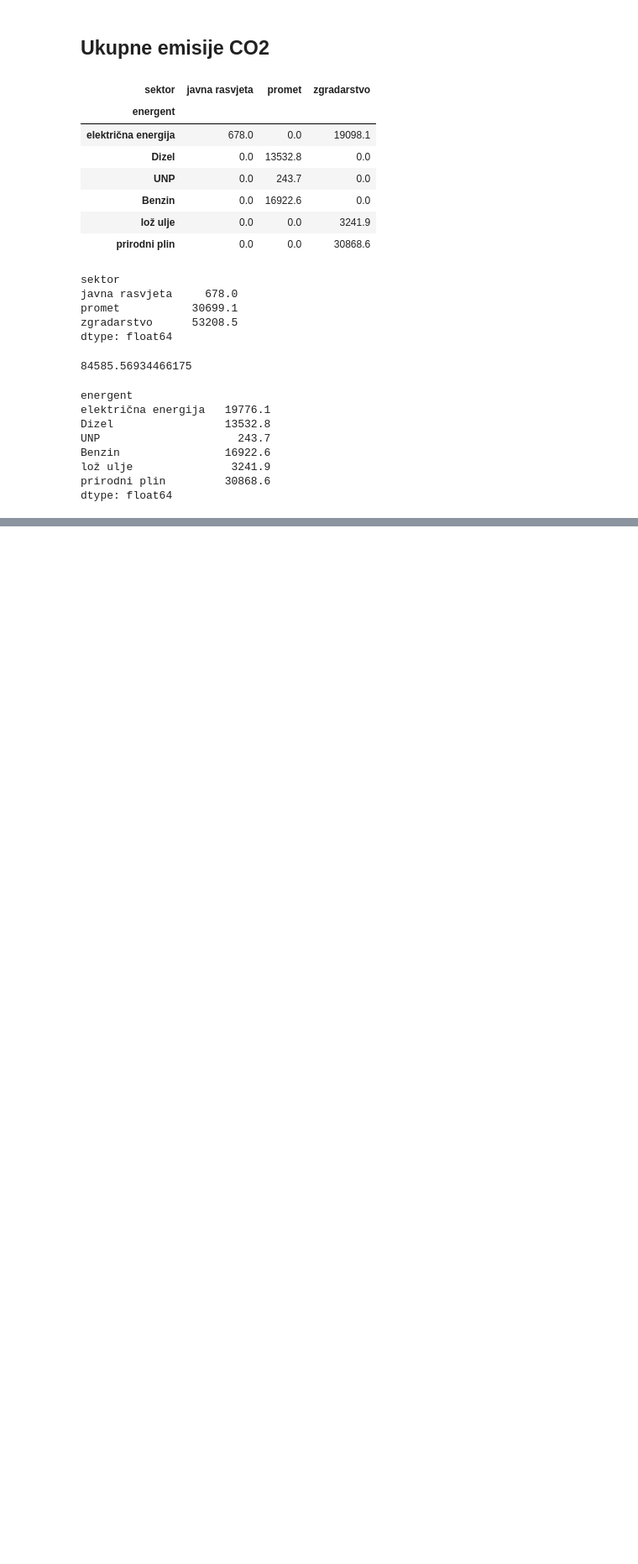
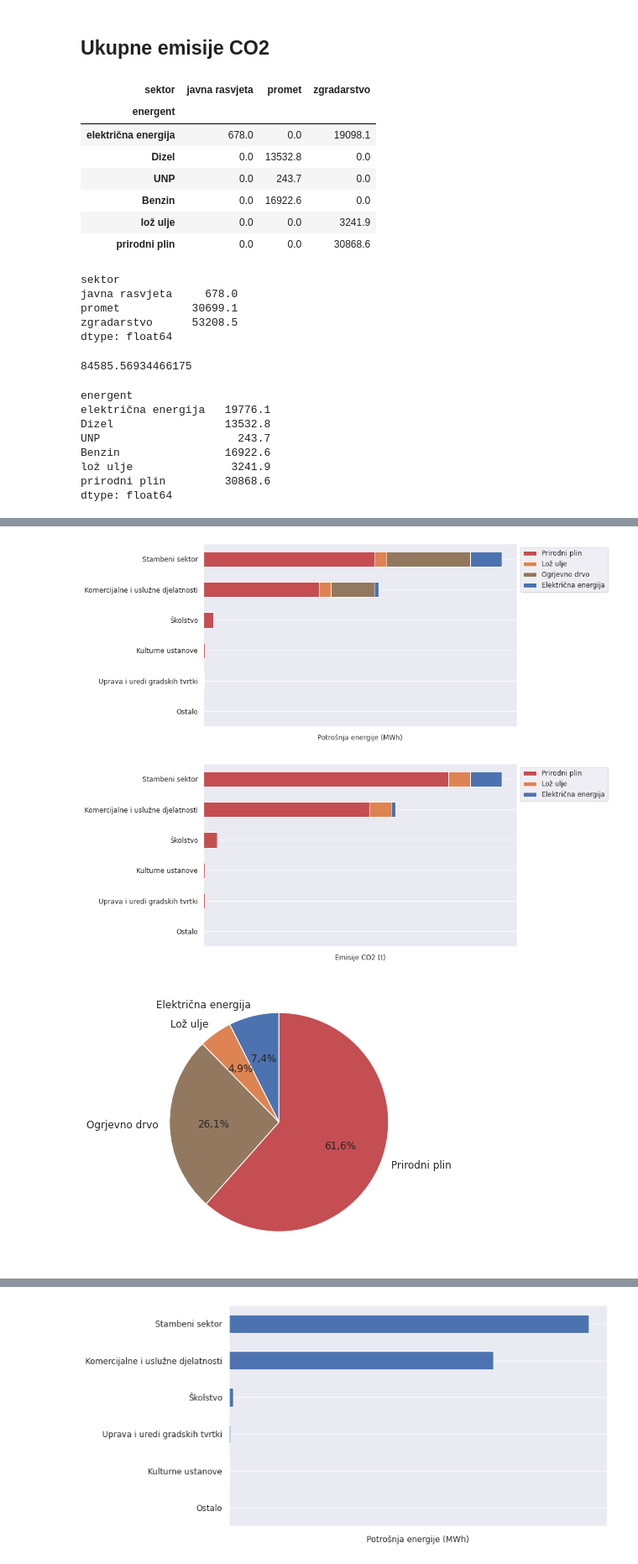
Before and after one commit to Green-Zone-Lab/vk_secap, a Jupyter notebook: notebooks/Analysis.ipynb, the cells around one changed output, grey strips where cells are left out. Shown at 84% size. Saved outputs shown, nothing was run; the diff lists cells and outputs as text; code cells hidden in the pictures; blank space fills up the shorter version.

```diff
--- a/notebooks/Analysis.ipynb
+++ b/notebooks/Analysis.ipynb
@@ -370,0 +373,16 @@ dtype: float64
+# %%
+# 2019
+output_dir = root_dir / 'output/2019/'
+heat_2019 = pd.read_csv(root_dir / 'data/2019/vinkovci_grijanje_2019.csv')
+ele_2019 = pd.read_csv(root_dir / 'data/2019/vinkovci_struja_2019.csv')
+trans_2019 = pd.read_csv(root_dir / 'data/2019/privatna_vozila_2019.csv')
+light_2019_mwh = 2008.656
+light_2019_co2 = light_2019_mwh * constants.co2_electricity_mwh_ton_2019
+light_2019 = ['električna energija', light_2019_mwh, light_2019_co2, 'javna rasvjeta']
+
+base_inventory_2019 = Inventory(constants, 2019)
+inventory_2019 = base_inventory_2019.base_inventory(output_dir, heat_2019, ele_2019, trans_2019, light_2019)
+# %% [output]
+[figure, added]
+[figure, added]
+[figure, added]
@@ -370,0 +392 @@ dtype: float64
+[figure, added]
```
Also changed, not shown: parts of 42 cells of this notebook, 1 other file.
